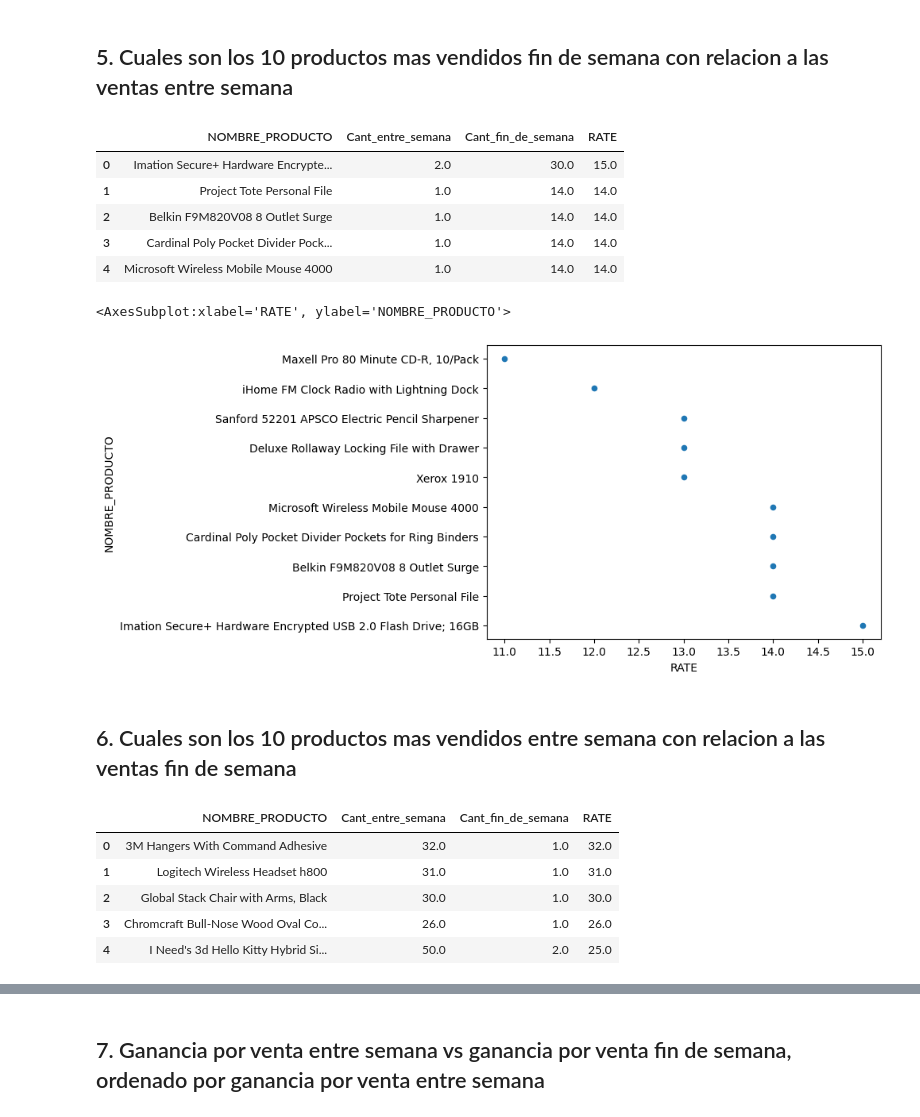
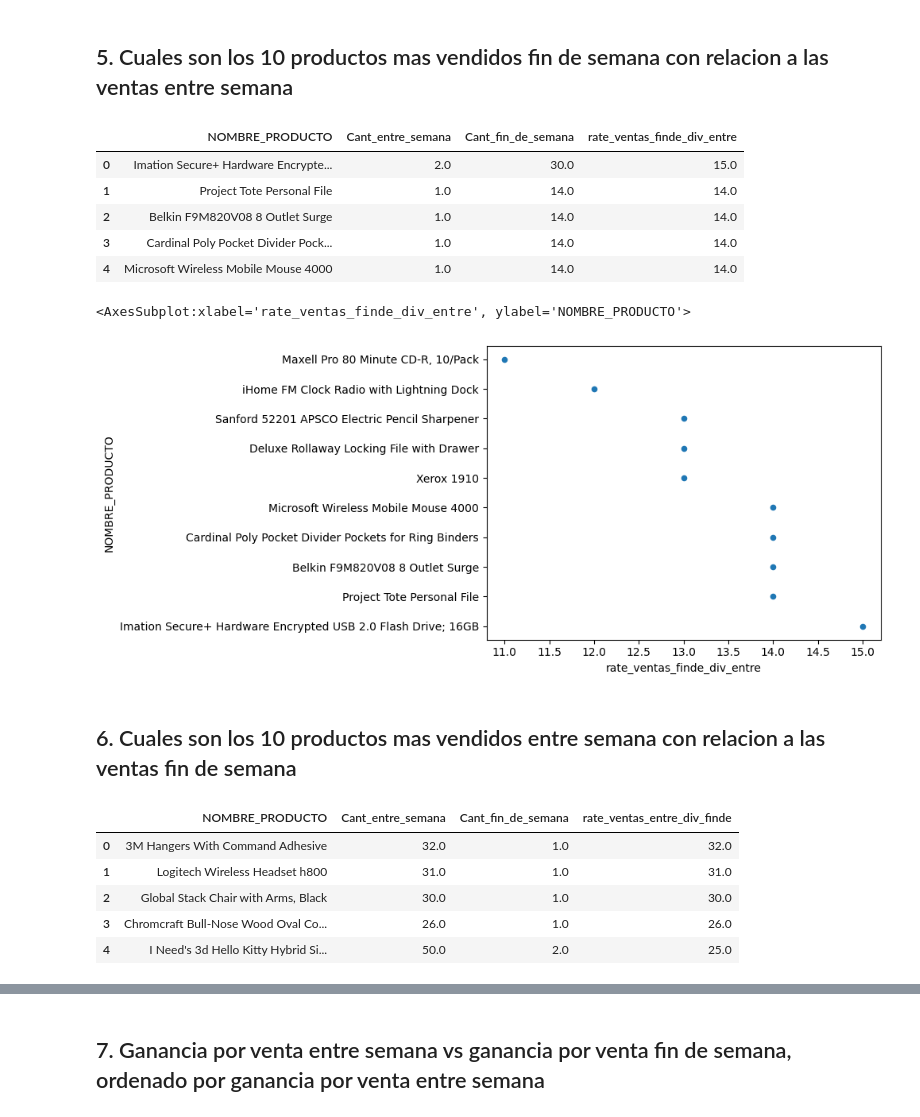
Before and after one commit to fhprime/Proyecto-Final-Ciencia-de-Datos, a Jupyter notebook: Proyecto.ipynb, the cells around one changed output, grey strips where cells are left out. Saved outputs shown, nothing was run; the diff lists cells and outputs as text; code cells hidden in the pictures.

```diff
--- a/Proyecto.ipynb
+++ b/Proyecto.ipynb
@@ -619,7 +619,7 @@ cliente_ganancia_menor.plot(x='Ganancia', y='Nombre', kind='scatter')
 # %% [markdown]
 ## 5. Cuales son los 10 productos mas vendidos fin de semana con relacion a las ventas entre semana
 # %%
-sql_query = '''SELECT t1.NOMBRE_PRODUCTO, t2.Cantidad_entre_semana as Cant_entre_semana, t1.Cantidad_fin_semana as Cant_fin_de_semana, (t1.Cantidad_fin_semana/t2.Cantidad_entre_semana) AS RATE from
+sql_query = '''SELECT t1.NOMBRE_PRODUCTO, t2.Cantidad_entre_semana as Cant_entre_semana, t1.Cantidad_fin_semana as Cant_fin_de_semana, (t1.Cantidad_fin_semana/t2.Cantidad_entre_semana) AS rate_ventas_finde_div_entre from
 	(SELECT Producto.Nombre as Nombre_Producto, ROUND(SUM(Fact_super.Cantidad)) AS Cantidad_fin_semana  from Fact_super
 		INNER JOIN Producto on Fact_super.Id_producto = Producto.ID_Product
 		INNER JOIN Fechas_orden on Fact_super.Fecha_orden = Fechas_orden.date_key
@@ -630,26 +630,26 @@ sql_query = '''SELECT t1.NOMBRE_PRODUCTO, t2.Cantidad_entre_semana as Cant_entre
 		INNER JOIN Fechas_orden on Fact_super.Fecha_orden = Fechas_orden.date_key
 		WHERE weekday_flag="Weekday"
 		GROUP BY Nombre_Producto) t2 on t1.Nombre_Producto = t2.Nombre_Producto
-		ORDER BY RATE DESC LIMIT 10;
+		ORDER BY rate_ventas_finde_div_entre DESC LIMIT 10;
         '''
 create_rate_cant_fin_de_semana_cant_entre_semana= pd.read_sql(sql_query, mysql_driver)
 create_rate_cant_fin_de_semana_cant_entre_semana.head()
 # %% [output]
-|  | NOMBRE_PRODUCTO | Cant_entre_semana | Cant_fin_de_semana | RATE |
+|  | NOMBRE_PRODUCTO | Cant_entre_semana | Cant_fin_de_semana | rate_ventas_finde_div_entre |
 | 0 | Imation Secure+ Hardware Encrypte... | 2.0 | 30.0 | 15.0 |
 | 1 | Project Tote Personal File | 1.0 | 14.0 | 14.0 |
 | 2 | Belkin F9M820V08 8 Outlet Surge | 1.0 | 14.0 | 14.0 |
 | 3 | Cardinal Poly Pocket Divider Pock... | 1.0 | 14.0 | 14.0 |
 | 4 | Microsoft Wireless Mobile Mouse 4000 | 1.0 | 14.0 | 14.0 |
 # %%
-create_rate_cant_fin_de_semana_cant_entre_semana.plot(x='RATE', y='NOMBRE_PRODUCTO', kind='scatter')
+create_rate_cant_fin_de_semana_cant_entre_semana.plot(x='rate_ventas_finde_div_entre', y='NOMBRE_PRODUCTO', kind='scatter')
 # %% [output]
-<AxesSubplot:xlabel='RATE', ylabel='NOMBRE_PRODUCTO'>
+<AxesSubplot:xlabel='rate_ventas_finde_div_entre', ylabel='NOMBRE_PRODUCTO'>
-[figure, old version]
+[figure, new version]
 # %% [markdown]
 ## 6. Cuales son los 10 productos mas vendidos entre semana con relacion a las ventas fin de semana
 # %%
-sql_query = '''	SELECT t1.NOMBRE_PRODUCTO, t2.Cantidad_entre_semana as Cant_entre_semana, t1.Cantidad_fin_semana as Cant_fin_de_semana, (t2.Cantidad_entre_semana/t1.Cantidad_fin_semana) AS RATE from
+sql_query = '''	SELECT t1.NOMBRE_PRODUCTO, t2.Cantidad_entre_semana as Cant_entre_semana, t1.Cantidad_fin_semana as Cant_fin_de_semana, (t2.Cantidad_entre_semana/t1.Cantidad_fin_semana) AS rate_ventas_entre_div_finde from
 	(SELECT Producto.Nombre as Nombre_Producto, ROUND(SUM(Fact_super.Cantidad)) AS Cantidad_fin_semana  from Fact_super
 		INNER JOIN Producto on Fact_super.Id_producto = Producto.ID_Product
 		INNER JOIN Fechas_orden on Fact_super.Fecha_orden = Fechas_orden.date_key
@@ -660,12 +660,12 @@ sql_query = '''	SELECT t1.NOMBRE_PRODUCTO, t2.Cantidad_entre_semana as Cant_entr
 		INNER JOIN Fechas_orden on Fact_super.Fecha_orden = Fechas_orden.date_key
 		WHERE weekday_flag="Weekday"
 		GROUP BY Nombre_Producto) t2 on t1.Nombre_Producto = t2.Nombre_Producto
-		ORDER BY RATE DESC LIMIT 10;
+		ORDER BY rate_ventas_entre_div_finde DESC LIMIT 10;
         '''
 create_rate_cant_entre_semana_cant_fin_de_semana= pd.read_sql(sql_query, mysql_driver)
 create_rate_cant_entre_semana_cant_fin_de_semana.head()
 # %% [output]
-|  | NOMBRE_PRODUCTO | Cant_entre_semana | Cant_fin_de_semana | RATE |
+|  | NOMBRE_PRODUCTO | Cant_entre_semana | Cant_fin_de_semana | rate_ventas_entre_div_finde |
 | 0 | 3M Hangers With Command Adhesive | 32.0 | 1.0 | 32.0 |
 | 1 | Logitech Wireless Headset h800 | 31.0 | 1.0 | 31.0 |
 | 2 | Global Stack Chair with Arms, Black | 30.0 | 1.0 | 30.0 |
```
Also changed, not shown: parts of 1 cell of this notebook.
